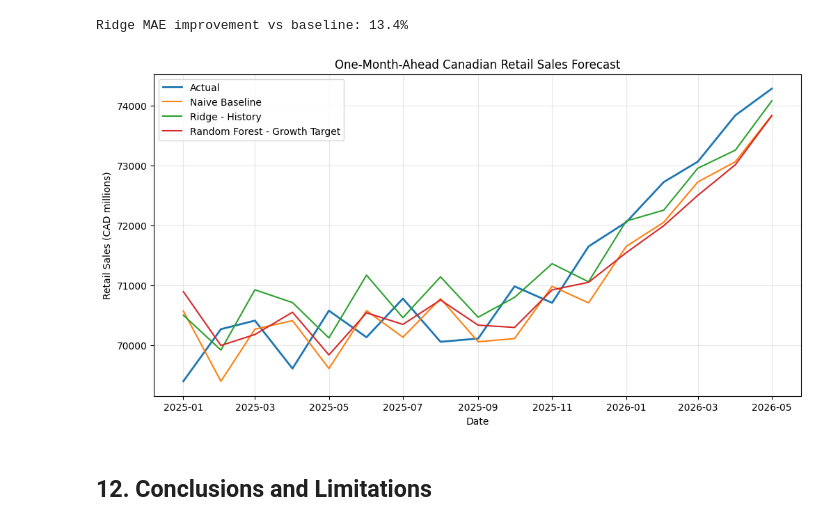
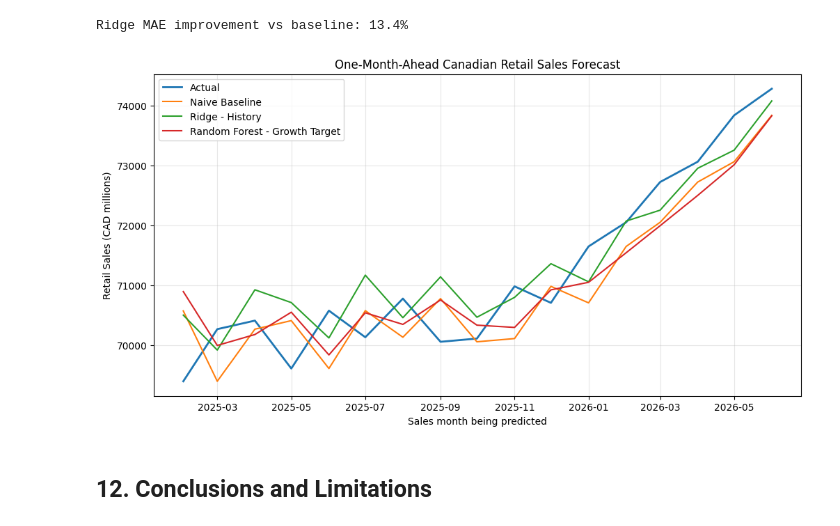
Before and after one commit to ericwangzhi6-boop/canadian-retail-forecasting, a Jupyter notebook: notebooks/01_retail_sales.ipynb, the cells around one changed output. Saved outputs shown, nothing was run; the diff lists cells and outputs as text; code cells hidden in the pictures.

```diff
--- a/notebooks/01_retail_sales.ipynb
+++ b/notebooks/01_retail_sales.ipynb
@@ -1082,34 +1094,37 @@ Test target range:
 Random Forest prediction range:
 69764.91211111112 70261.96283333334
 # %%
+# Plot predictions against the month they refer to.
+forecast_dates = test["date"] + pd.DateOffset(months=1)
+
 plt.figure(figsize=(12, 6))
 
 plt.plot(
-    test["date"],
+    forecast_dates,
     y_test,
     label="Actual"
 )
 
 plt.plot(
-    test["date"],
+    forecast_dates,
     test["baseline_prediction"],
     label="Naive Baseline"
 )
 
 plt.plot(
-    test["date"],
+    forecast_dates,
     pred_ridge_history,
     label="Ridge - History"
 )
 
 plt.plot(
-    test["date"],
+    forecast_dates,
     pred_rf_history,
     label="Random Forest - History"
 )
 
 plt.title("One-Month-Ahead Canadian Retail Sales Forecast")
-plt.xlabel("Date")
+plt.xlabel("Sales month being predicted")
 plt.ylabel("Retail Sales (CAD millions)")
 plt.legend()
 plt.grid(True, alpha=0.3)
@@ -1135,9 +1144,3 @@ growth_features = [
-# %%
-retail["target_growth_next_month"] = (
-    retail["retail_sales"].shift(-1)
-    / retail["retail_sales"]
-    - 1
-)
 # %%
 growth_features_history = [
     "mom_growth_pct",
@@ -1340,42 +1344,44 @@ print(f"Ridge MAE improvement vs baseline: {ridge_improvement:.1f}%")
 # %% [output]
 Ridge MAE improvement vs baseline: 13.4%
 # %%
+growth_forecast_dates = growth_test["date"] + pd.DateOffset(months=1)
+
 plt.figure(figsize=(12, 6))
 
 plt.plot(
-    test["date"],
+    forecast_dates,
     y_test,
     label="Actual",
     linewidth=2
 )
 
 plt.plot(
-    test["date"],
+    forecast_dates,
     test["baseline_prediction"],
     label="Naive Baseline"
 )
 
 plt.plot(
-    test["date"],
+    forecast_dates,
     pred_ridge_history,
     label="Ridge - History"
 )
 
 plt.plot(
-    growth_test["date"],
+    growth_forecast_dates,
     pred_sales_growth_history,
     label="Random Forest - Growth Target"
 )
 
 plt.title("One-Month-Ahead Canadian Retail Sales Forecast")
-plt.xlabel("Date")
+plt.xlabel("Sales month being predicted")
 plt.ylabel("Retail Sales (CAD millions)")
 plt.legend()
 plt.grid(True, alpha=0.3)
 
 plt.show()
 # %% [output]
-[figure, old version]
+[figure, new version]
 # %% [markdown]
 ## 12. Conclusions and Limitations
 # %% [markdown]
```
Also changed, not shown: parts of 16 cells of this notebook, 1 other file.
